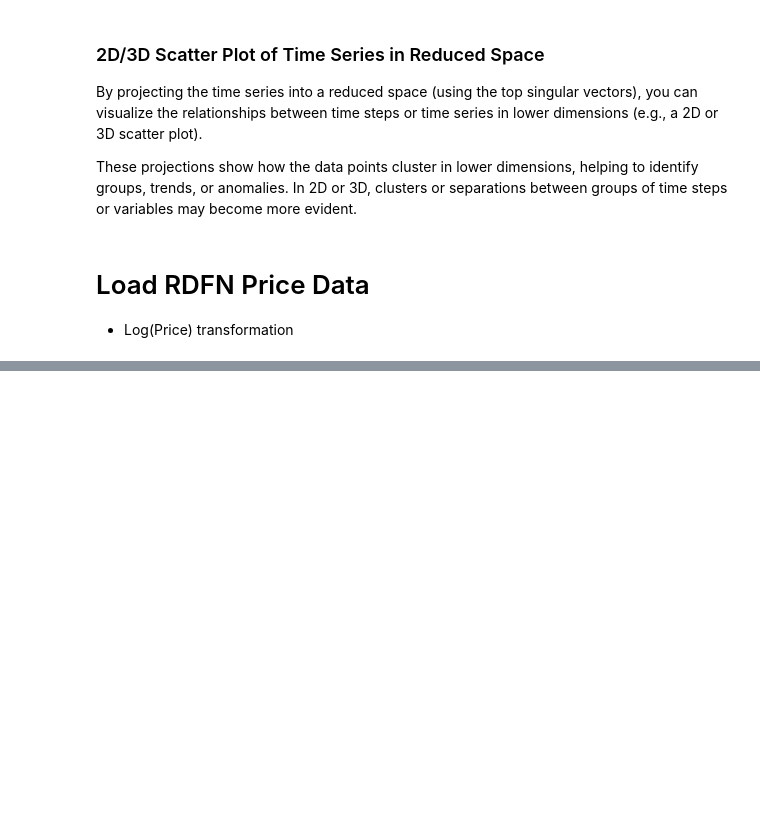
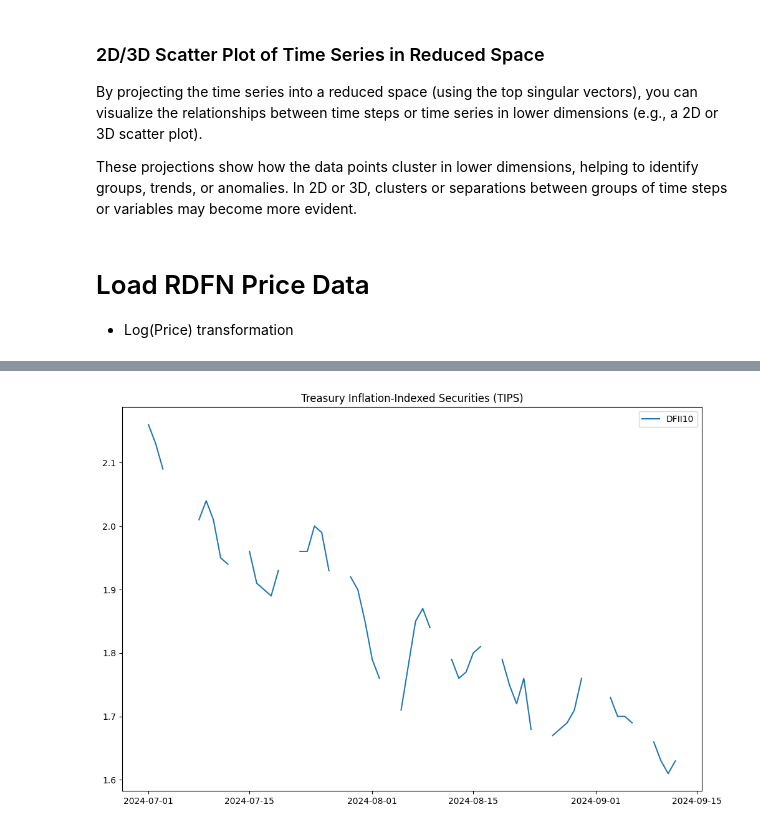
Before and after one commit to 196sigma/ibis, a Jupyter notebook: notebooks/Ibis.ipynb, the cells around one changed output, grey strips where cells are left out. Cells and saved outputs as stored; diff of their text form; code cells hidden in the pictures; blank space fills up the shorter version.

```diff
--- a/notebooks/Ibis.ipynb
+++ b/notebooks/Ibis.ipynb
@@ -452,0 +633,3 @@ plt.show()
+# %%
+tips_df = pd.read_csv(os.path.join(FRED_DIR, 'daily', 'FRED_daily_tips.csv'), parse_dates=True, index_col='date')
+tips_df
@@ -452,0 +651,3 @@ plt.show()
+# %%
+treasuries_df = pd.read_csv(os.path.join(FRED_DIR, 'daily', 'FRED_daily_treasuries.csv'), parse_dates=True, index_col='date')
+treasuries_df
@@ -452,0 +669,3 @@ plt.show()
+# %%
+macro_df = tips_df.join(treasuries_df, how='inner')
+macro_df
@@ -452,0 +687,3 @@ plt.show()
+# %%
+X = rdfn_daily_df.join(macro_df, how='left')
+X
@@ -452,0 +718,9 @@ plt.show()
+# %%
+plt.figure(figsize=(12, 8))
+plt.plot(X.index, X['DFII10'], label='DFII10')
+# title
+plt.title("Treasury Inflation-Indexed Securities (TIPS)")
+plt.legend()
+plt.show()
+# %% [output]
+[figure, added]
```
Also changed, not shown: parts of 20 cells of this notebook, 4 other files.
